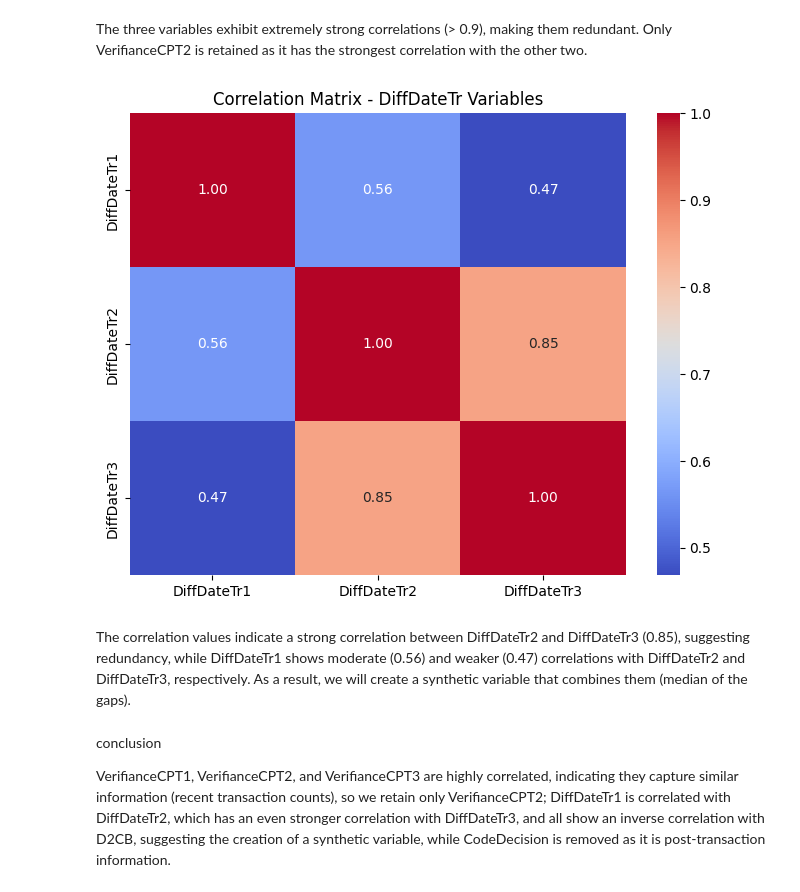
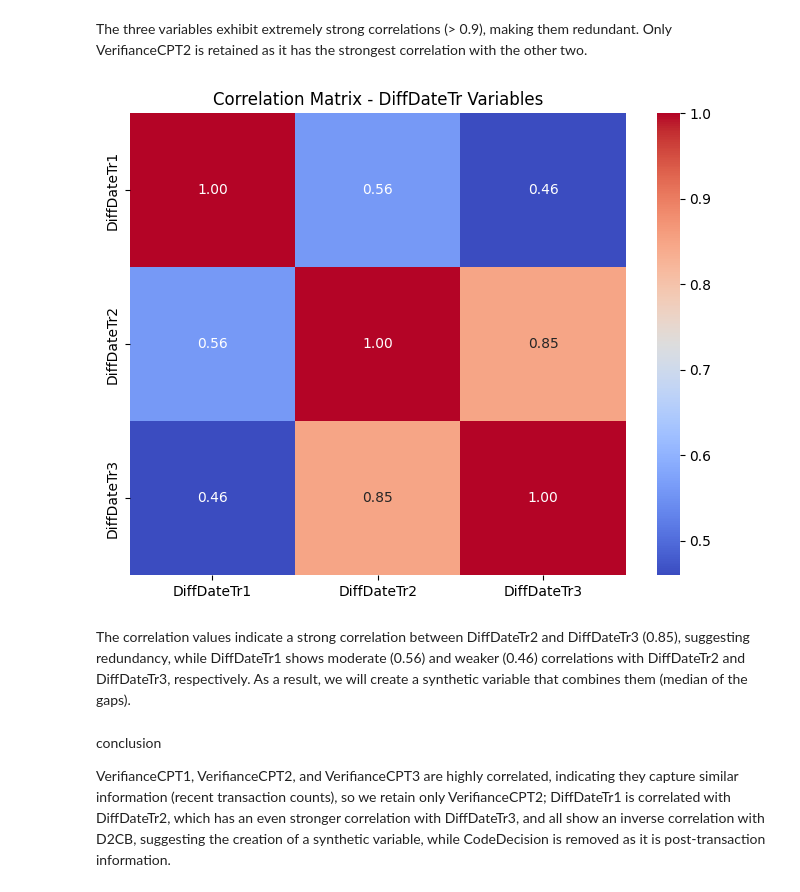
Before and after one commit to Cyr-CK/Bank_Fraud_Detection, a Jupyter notebook: preprocess.ipynb, the cells around one changed output. Saved outputs shown, nothing was run; the diff lists cells and outputs as text; code cells hidden in the pictures.

```diff
--- a/preprocess.ipynb
+++ b/preprocess.ipynb
@@ -91,15 +101,15 @@ plt.show()
 The three variables exhibit extremely strong correlations (> 0.9), making them redundant. Only VerifianceCPT2 is retained as it has the strongest correlation with the other two.
 # %%
 # Analyze correlation for DiffDateTr variables
-correlation_matrix = data[["DiffDateTr1", "DiffDateTr2", "DiffDateTr3"]].corr()
+correlation_matrix = train_df[["DiffDateTr1", "DiffDateTr2", "DiffDateTr3"]].corr()
 plt.figure(figsize=(8,6))
 sns.heatmap(correlation_matrix, annot=True, cmap="coolwarm", fmt=".2f")
 plt.title("Correlation Matrix - DiffDateTr Variables")
 plt.show()
 # %% [output]
-[figure, old version]
+[figure, new version]
 # %% [markdown]
-The correlation values indicate a strong correlation between DiffDateTr2 and DiffDateTr3 (0.85), suggesting redundancy, while DiffDateTr1 shows moderate (0.56) and weaker (0.47) correlations with DiffDateTr2 and DiffDateTr3, respectively. As a result, we will create a synthetic variable that combines them (median of the gaps).
+The correlation values indicate a strong correlation between DiffDateTr2 and DiffDateTr3 (0.85), suggesting redundancy, while DiffDateTr1 shows moderate (0.56) and weaker (0.46) correlations with DiffDateTr2 and DiffDateTr3, respectively. As a result, we will create a synthetic variable that combines them (median of the gaps).
 # %% [markdown]
 conclusion
 
```
Also changed, not shown: parts of 31 cells of this notebook, 1 other file.
